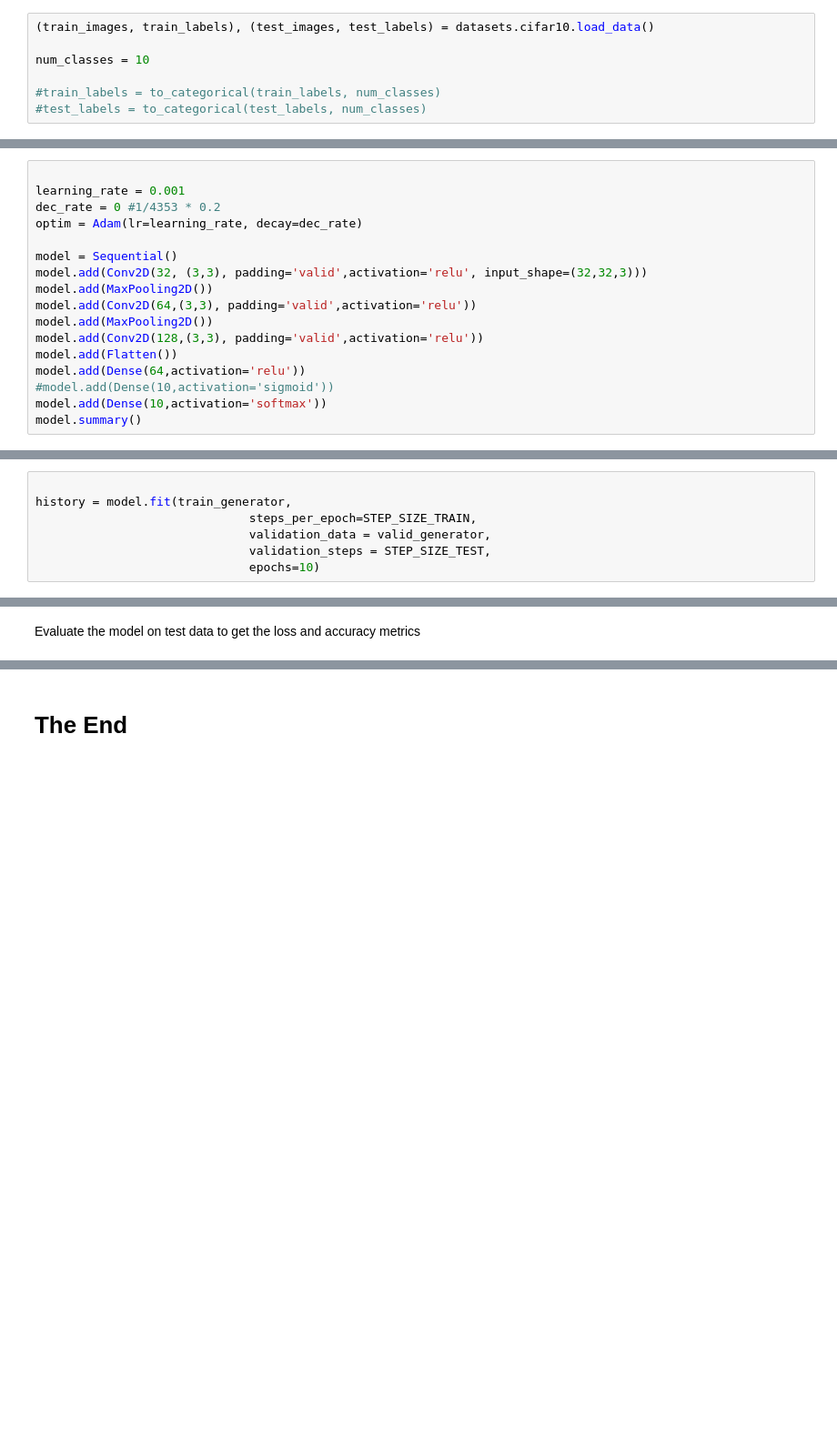
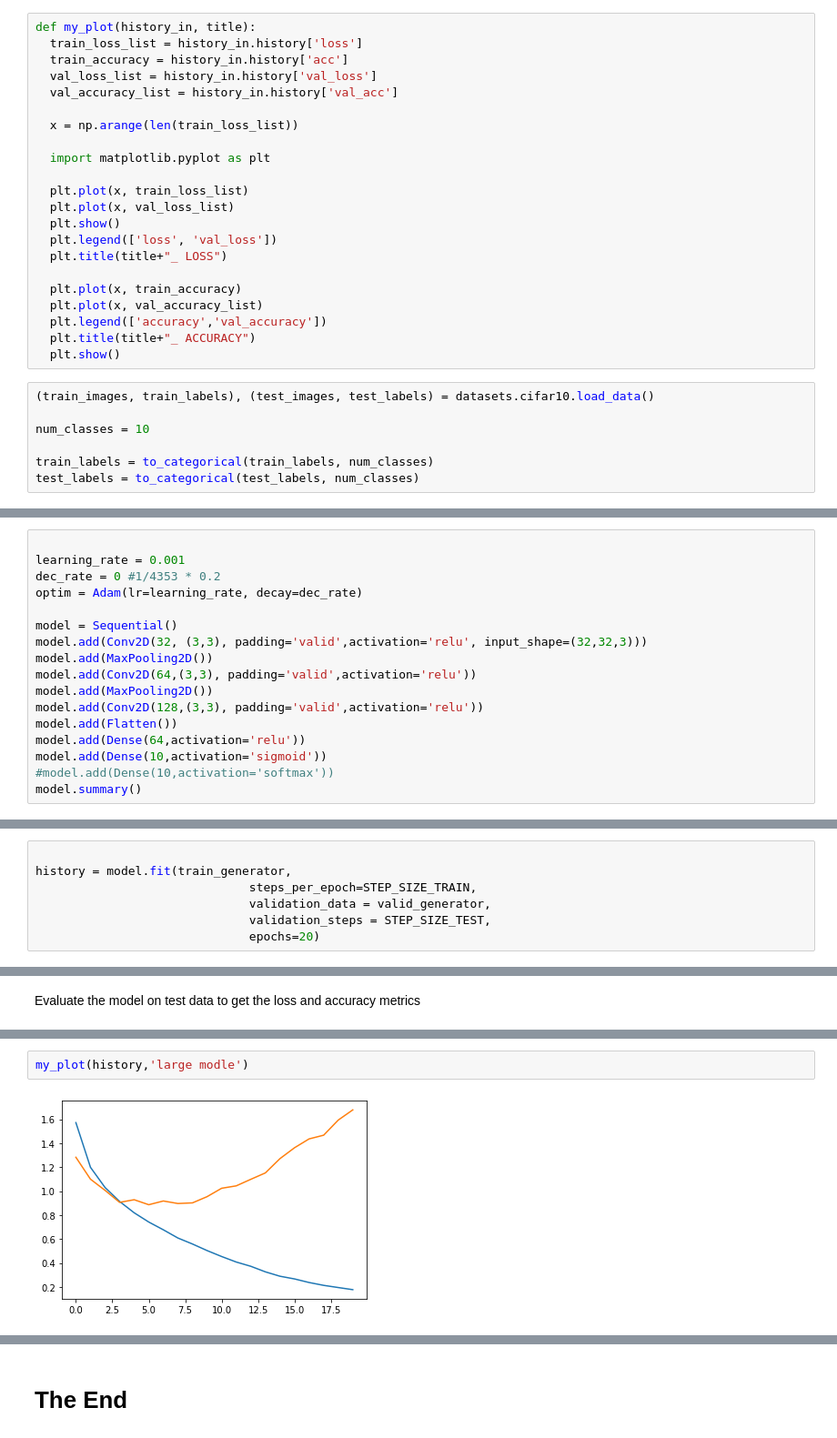
Before and after one commit to martinfinis/HelloCodeSchoolProject, a Jupyter notebook: Quest_CNN_Classification_v2_Martin.ipynb, the cells around one changed output, grey strips where cells are left out. Shown at 91% size. Drawn from its saved outputs; the diff is of its cells as text; blank space fills up the shorter version.

Commit message:
with overfitting 20 epochs

```diff
--- a/Quest_CNN_Classification_v2_Martin.ipynb
+++ b/Quest_CNN_Classification_v2_Martin.ipynb
@@ -20,11 +16,33 @@ from tensorflow.keras.initializers import he_normal
 from tensorflow.keras.optimizers import Adam
+# %%
+def my_plot(history_in, title):
+  train_loss_list = history_in.history['loss']
+  train_accuracy = history_in.history['acc']
+  val_loss_list = history_in.history['val_loss']
+  val_accuracy_list = history_in.history['val_acc']
+
+  x = np.arange(len(train_loss_list))
+
+  import matplotlib.pyplot as plt
+
+  plt.plot(x, train_loss_list)
+  plt.plot(x, val_loss_list)
+  plt.show()
+  plt.legend(['loss', 'val_loss'])
+  plt.title(title+"_ LOSS")
+
+  plt.plot(x, train_accuracy)
+  plt.plot(x, val_accuracy_list)
+  plt.legend(['accuracy','val_accuracy'])
+  plt.title(title+"_ ACCURACY")
+  plt.show()
 # %%
 (train_images, train_labels), (test_images, test_labels) = datasets.cifar10.load_data()
 
 num_classes = 10
 
-#train_labels = to_categorical(train_labels, num_classes)
-#test_labels = to_categorical(test_labels, num_classes)
+train_labels = to_categorical(train_labels, num_classes)
+test_labels = to_categorical(test_labels, num_classes)
 # %%
 class_names = ['airplane', 'automobile', 'bird', 'cat', 'deer',
                'dog', 'frog', 'horse', 'ship', 'truck']
@@ -123,8 +105,8 @@ model.add(MaxPooling2D())
 model.add(Conv2D(128,(3,3), padding='valid',activation='relu'))
 model.add(Flatten())
 model.add(Dense(64,activation='relu'))
-#model.add(Dense(10,activation='sigmoid'))
-model.add(Dense(10,activation='softmax'))
+model.add(Dense(10,activation='sigmoid'))
+#model.add(Dense(10,activation='softmax'))
 model.summary()
 # %% [output]
 Model: "sequential"
@@ -172,5 +150,5 @@ history = model.fit(train_generator,
                               steps_per_epoch=STEP_SIZE_TRAIN,
                               validation_data = valid_generator,
                               validation_steps = STEP_SIZE_TEST,
-                              epochs=10)
+                              epochs=20)
 # %% [output]
@@ -203,0 +179,4 @@ model.evaluate(test_generator)
+# %%
+my_plot(history,'large modle')
+# %% [output]
+[figure, added]
```
Also changed, not shown: parts of 11 cells of this notebook.
